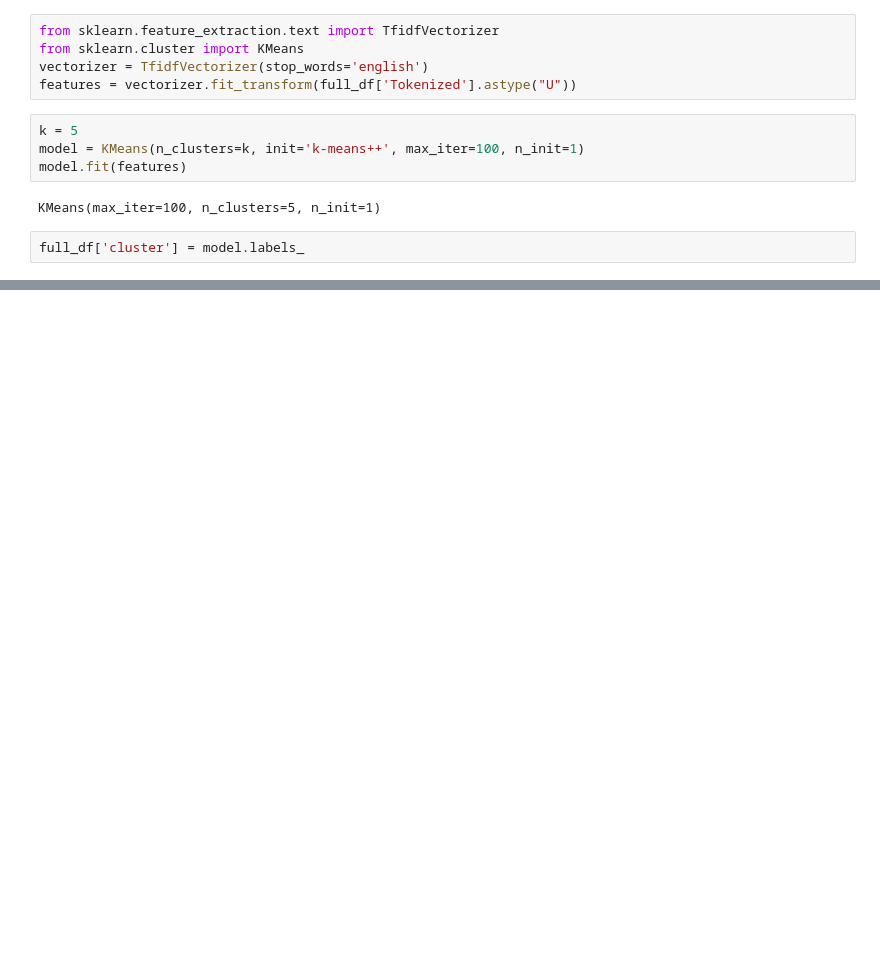
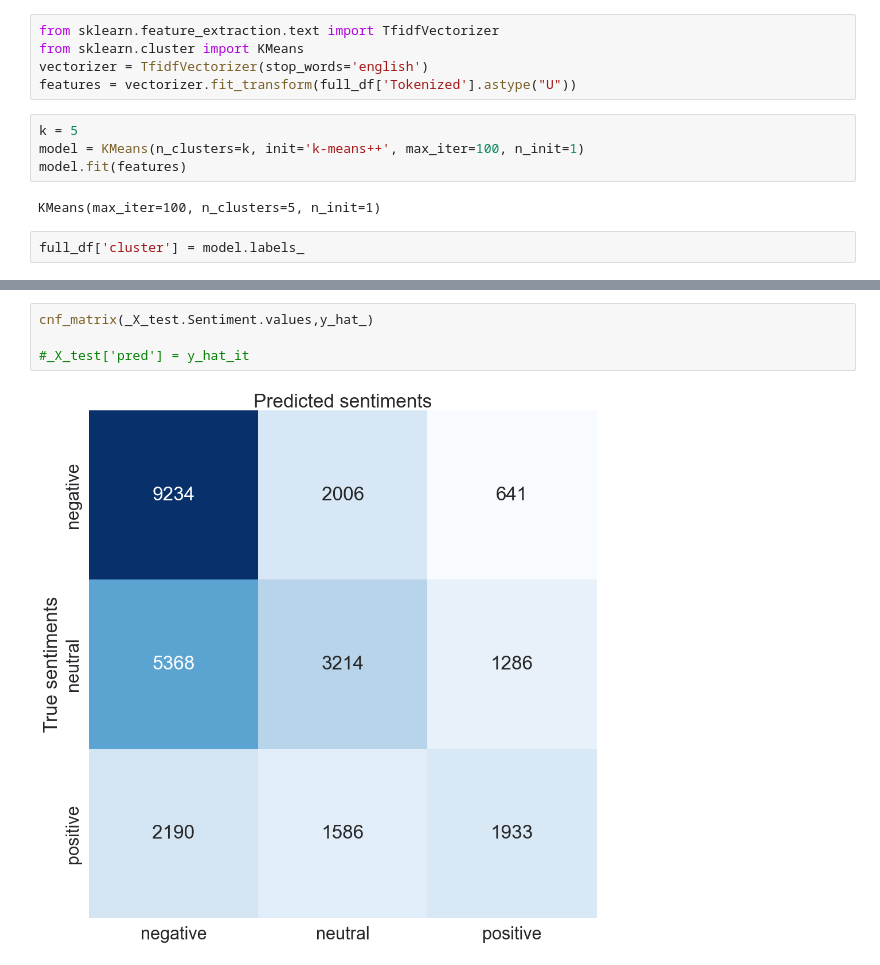
Before and after one commit to AndreaCamilloni/DM2583-project, a Jupyter notebook: notebook.ipynb, the cells around one changed output, grey strips where cells are left out. Drawn from its saved outputs; the diff is of its cells as text; blank space fills up the shorter version.

```diff
--- a/notebook.ipynb
+++ b/notebook.ipynb
@@ -377,0 +296,6 @@ X_test_it
+# %%
+cnf_matrix(_X_test.Sentiment.values,y_hat_)
+
+#_X_test['pred'] = y_hat_it
+# %% [output]
+[figure, added]
```
Also changed, not shown: parts of 57 cells of this notebook.
